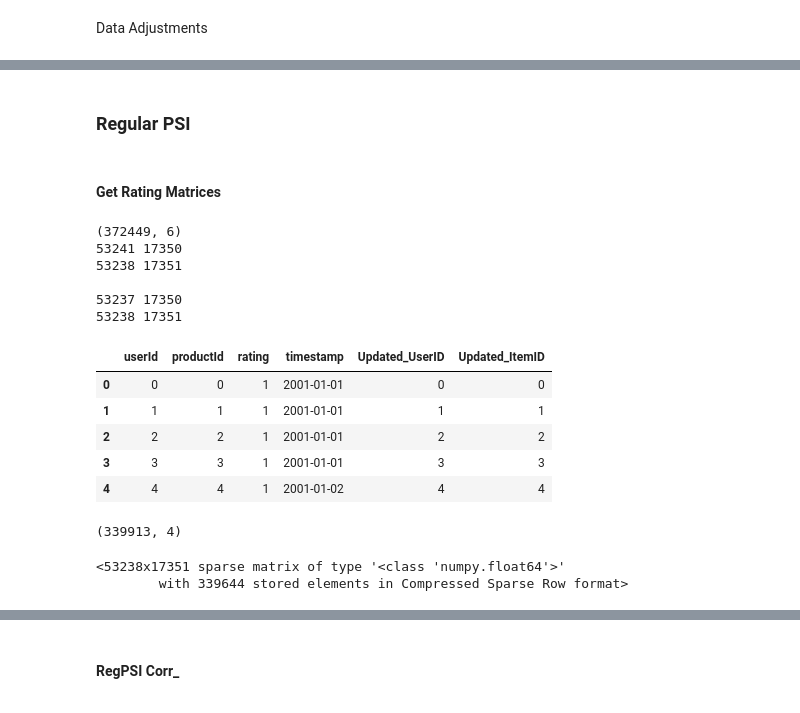
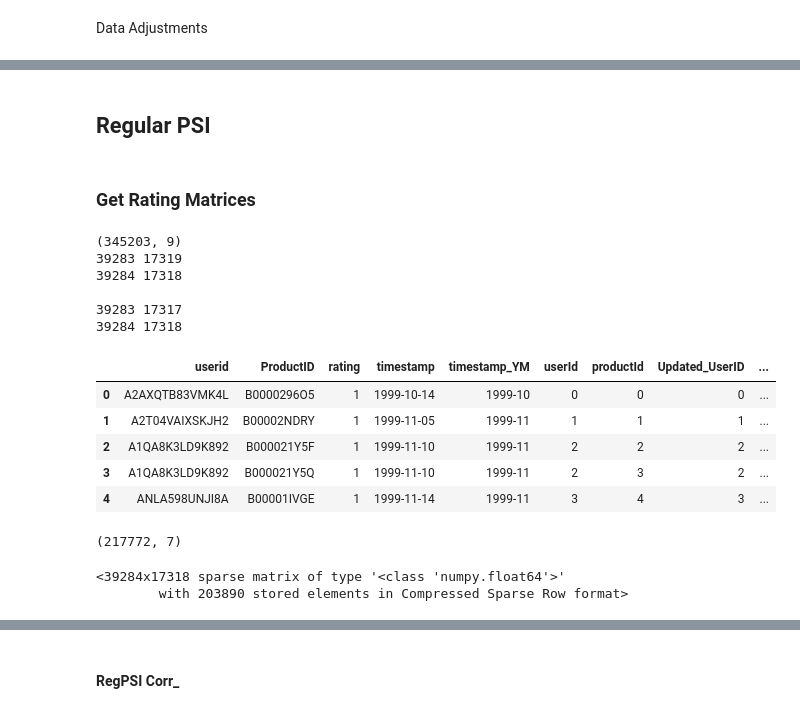
Before and after one commit to Oluwafemi-939/Incremental_PSI, a Jupyter notebook: Notebooks/IncreUpdt_AMZGames.ipynb, the cells around one changed output, grey strips where cells are left out. Cells and saved outputs as stored; diff of their text form; code cells hidden in the pictures.

```diff
--- a/Notebooks/IncreUpdt_AMZGames.ipynb
+++ b/Notebooks/IncreUpdt_AMZGames.ipynb
@@ -604,0 +787,9 @@ Average HitRate for All Recommendations:  0.031052478782444423
+# %%
+newAMZGames_DF = pd.read_csv('/mnt/bulky/oolaleke/TDM_Dataset/AMZ_GamesFiles/AMZGames_afterUpdt.csv')
+print(newAMZGames_DF.shape)
+print(newAMZGames_DF['userId'].max(),newAMZGames_DF['productId'].max())
+print(newAMZGames_DF['userId'].nunique(),newAMZGames_DF['productId'].nunique())
+print()
+print(newAMZGames_DF['Updated_UserID'].max(),newAMZGames_DF['Updated_ItemID'].max())
+print(newAMZGames_DF['Updated_UserID'].nunique(),newAMZGames_DF['Updated_ItemID'].nunique())
+newAMZGames_DF.head()
@@ -605,39 +976,38 @@ Average HitRate for All Recommendations:  0.031052478782444423
 # %% [markdown]
-### Regular PSI
+## Regular PSI
 # %% [markdown]
-#### Get Rating Matrices
+### Get Rating Matrices
 # %%
-newAMZg_DF = ADJUST_mainDF(AMZG_DF,userID_dict,itemID_dict,AllUpdtUSERS_,AllUpdtITEMS_,'userId','productId')
-print(newAMZg_DF.shape)
-print(newAMZg_DF['userId'].max(),newAMZg_DF['productId'].max())
-print(newAMZg_DF['userId'].nunique(),newAMZg_DF['productId'].nunique())
+print(newAMZGames_DF.shape)
+print(newAMZGames_DF['userId'].max(),newAMZGames_DF['productId'].max())
+print(newAMZGames_DF['userId'].nunique(),newAMZGames_DF['productId'].nunique())
 print()
-print(newAMZg_DF['Updated_UserID'].max(),newAMZg_DF['Updated_ItemID'].max())
-print(newAMZg_DF['Updated_UserID'].nunique(),newAMZg_DF['Updated_ItemID'].nunique())
-newAMZg_DF.head()
+print(newAMZGames_DF['Updated_UserID'].max(),newAMZGames_DF['Updated_ItemID'].max())
+print(newAMZGames_DF['Updated_UserID'].nunique(),newAMZGames_DF['Updated_ItemID'].nunique())
+newAMZGames_DF.head()
 # %% [output]
-(372449, 6)
-53241 17350
-53238 17351
+(345203, 9)
+39283 17319
+39284 17318
 
-53237 17350
-53238 17351
+39283 17317
+39284 17318
-|  | userId | productId | rating | timestamp | Updated_UserID | Updated_ItemID |
-| 0 | 0 | 0 | 1 | 2001-01-01 | 0 | 0 |
-| 1 | 1 | 1 | 1 | 2001-01-01 | 1 | 1 |
-| 2 | 2 | 2 | 1 | 2001-01-01 | 2 | 2 |
-| 3 | 3 | 3 | 1 | 2001-01-01 | 3 | 3 |
-| 4 | 4 | 4 | 1 | 2001-01-02 | 4 | 4 |
+|  | userid | ProductID | rating | timestamp | timestamp_YM | userId | productId | Updated_UserID | ... |
+| 0 | A2AXQTB83VMK4L | B0000296O5 | 1 | 1999-10-14 | 1999-10 | 0 | 0 | 0 | ... |
+| 1 | A2T04VAIXSKJH2 | B00002NDRY | 1 | 1999-11-05 | 1999-11 | 1 | 1 | 1 | ... |
+| 2 | A1QA8K3LD9K892 | B000021Y5F | 1 | 1999-11-10 | 1999-11 | 2 | 2 | 2 | ... |
+| 3 | A1QA8K3LD9K892 | B000021Y5Q | 1 | 1999-11-10 | 1999-11 | 2 | 3 | 2 | ... |
+| 4 | ANLA598UNJI8A | B00001IVGE | 1 | 1999-11-14 | 1999-11 | 3 | 4 | 3 | ... |
 # %%
-rows_i = newAMZg_DF['Updated_UserID'].nunique()
-cols_i = newAMZg_DF['Updated_ItemID'].nunique()
+rows_i = newAMZGames_DF['Updated_UserID'].nunique()
+cols_i = newAMZGames_DF['Updated_ItemID'].nunique()
 print(A0_df.shape)
 A0_Rating_matrix = SingleRatingMatrix(A0_df,'userId', 'productId',rows_i,cols_i)  ##changes start within steps...
 A0_Rating_matrix
 # %% [output]
-(339913, 4)
+(217772, 7)
-<53238x17351 sparse matrix of type '<class 'numpy.float64'>'
-        with 339644 stored elements in Compressed Sparse Row format>
+<39284x17318 sparse matrix of type '<class 'numpy.float64'>'
+        with 203890 stored elements in Compressed Sparse Row format>
 # %%
 for df in new_PSIDFlist:
     print(df['Updated_UserID'].max(),df['Updated_ItemID'].max())
```
Also changed, not shown: parts of 360 cells of this notebook, 11 other files.
